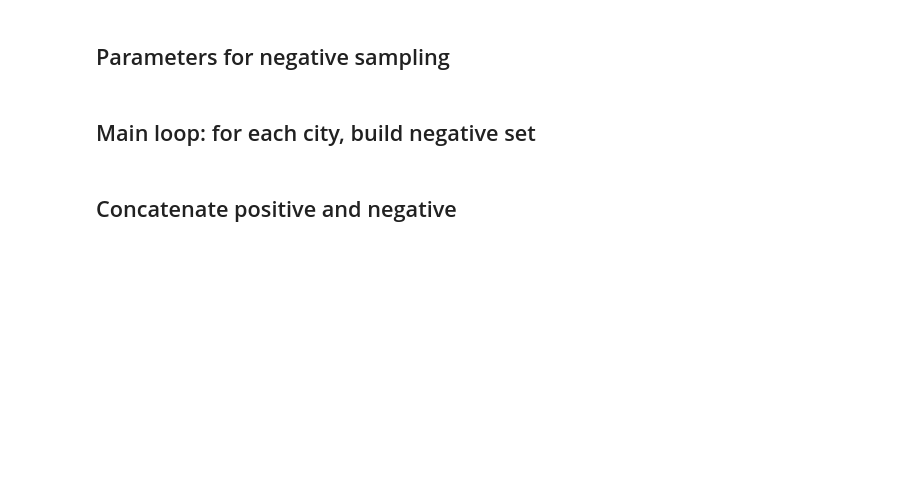
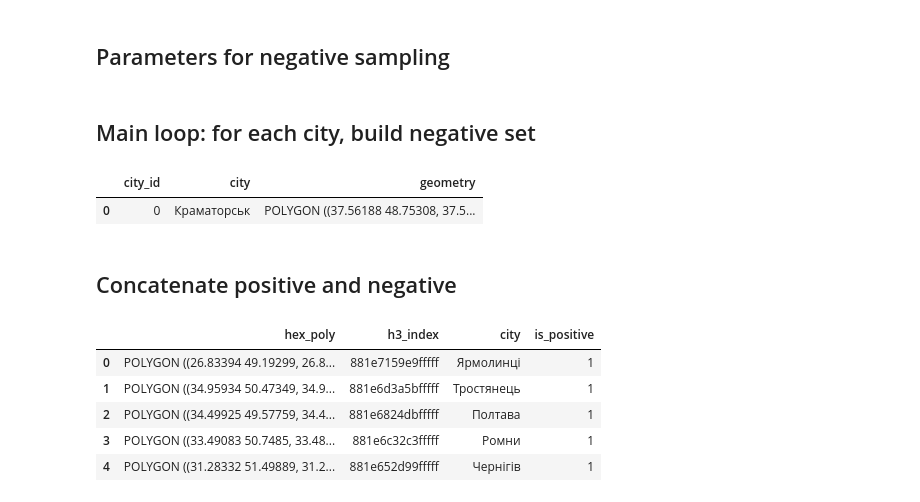
Before and after one commit to Berehulia/ucu-ml-25, a Jupyter notebook: osm-postgis/notebooks/hexagon_preparation.ipynb, the cells around one changed output. Cells and saved outputs as stored; diff of their text form; code cells hidden in the pictures; blank space fills up the shorter version.

```diff
--- a/osm-postgis/notebooks/hexagon_preparation.ipynb
+++ b/osm-postgis/notebooks/hexagon_preparation.ipynb
@@ -201,7 +206,8 @@ for city_id, group in gdf.groupby("city_id"):
     buffered_m = geo_m.buffer(CITY_BUFFER_METERS)
     # Reproject the buffered hull back to EPSG:4326.
     buffered_wgs = buffered_m.to_crs("EPSG:4326").iloc[0]
-    city_polys.append({"city_id": city_id, "geometry": buffered_wgs})
+    city = group.iloc[0]["city"]  # Get the city name from the first row.
+    city_polys.append({"city_id": city_id, "city": city, "geometry": buffered_wgs})
 
 # Build a GeoDataFrame where each row is an approximate “city boundary” in EPSG:4326.
 city_approx_gdf = gpd.GeoDataFrame(city_polys, crs="EPSG:4326")
@@ -209,7 +215,7 @@ city_approx_gdf = gpd.GeoDataFrame(city_polys, crs="EPSG:4326")
 ## Parameters for negative sampling
 # %%
 # Rate of negatives per city (e.g. 3 we will sample 3x more negative hexes than positive ones within a city).
-NEG_RATE = 3
+NEG_RATE = 4
 
 # Minimum distance (in meters) that a negative‐hex centroid must be away from any store.
 # For example, 500 meters. Adjust as needed.
@@ -254,8 +260,13 @@ negative_rows = []  # will collect dicts: {"city_id", "h3_index", "hex_poly"}
 # may want a suitable UTM zone, but EPSG:3857 is “good enough for a ~500m buffer check”.
 stores_gdf_m = stores_gdf.to_crs("EPSG:3857")
 city_boundaries_m = city_approx_gdf.to_crs("EPSG:3857")
+# %%
+city_approx_gdf.head(1)
+# %% [output]
+|  | city_id | city | geometry |
+| 0 | 0 | Краматорськ | POLYGON ((37.56188 48.75308, 37.5... |
 # %%
-for city_id, city_poly_wgs in city_approx_gdf[["city_id", "geometry"]].itertuples(index=False):
+for city, city_id, city_poly_wgs in city_approx_gdf[["city", "city_id", "geometry"]].itertuples(index=False):
     # Subset the store points for this city, in both WGS84 and metric.
     stores_this_city = stores_gdf[stores_gdf["city_id"] == city_id]
 
@@ -324,6 +335,7 @@ for city_id, city_poly_wgs in city_approx_gdf[["city_id", "geometry"]].itertuple
         h_index = row["h3_index"]
         poly = Polygon([(lng, lat) for lat, lng in h3.cell_to_boundary(h_index)])
         negative_rows.append({
+            "city": city,
             "city_id": city_id,
             "h3_index": h_index,
             "hex_poly": poly
@@ -361,4 +373,16 @@ neg_gdf_cleaned["is_positive"] = False
 gdf_combined = pd.concat([gdf_positive_concat, neg_gdf_cleaned], ignore_index=True)
 gdf_combined = gpd.GeoDataFrame(gdf_combined, geometry="hex_poly", crs="EPSG:4326")
 
+gdf_combined = gdf_combined[["hex_poly", "h3_index", "city", "is_positive"]]
+gdf_combined['is_positive'] = gdf_combined['is_positive'].astype(int)
+
 gdf_combined.to_file(GEOJSON_DATA_DIR / f"store_hexagons_combined_{HEXAGON_RESOLUTION}_resolution.geojson", driver="GeoJSON")
+# %%
+gdf_combined.head()
+# %% [output]
+|  | hex_poly | h3_index | city | is_positive |
+| 0 | POLYGON ((26.83394 49.19299, 26.8... | 881e7159e9fffff | Ярмолинці | 1 |
+| 1 | POLYGON ((34.95934 50.47349, 34.9... | 881e6d3a5bfffff | Тростянець | 1 |
+| 2 | POLYGON ((34.49925 49.57759, 34.4... | 881e6824dbfffff | Полтава | 1 |
+| 3 | POLYGON ((33.49083 50.7485, 33.48... | 881e6c32c3fffff | Ромни | 1 |
+| 4 | POLYGON ((31.28332 51.49889, 31.2... | 881e652d99fffff | Чернігів | 1 |
```
Also changed, not shown: parts of 8 cells of this notebook, 7 other files.
